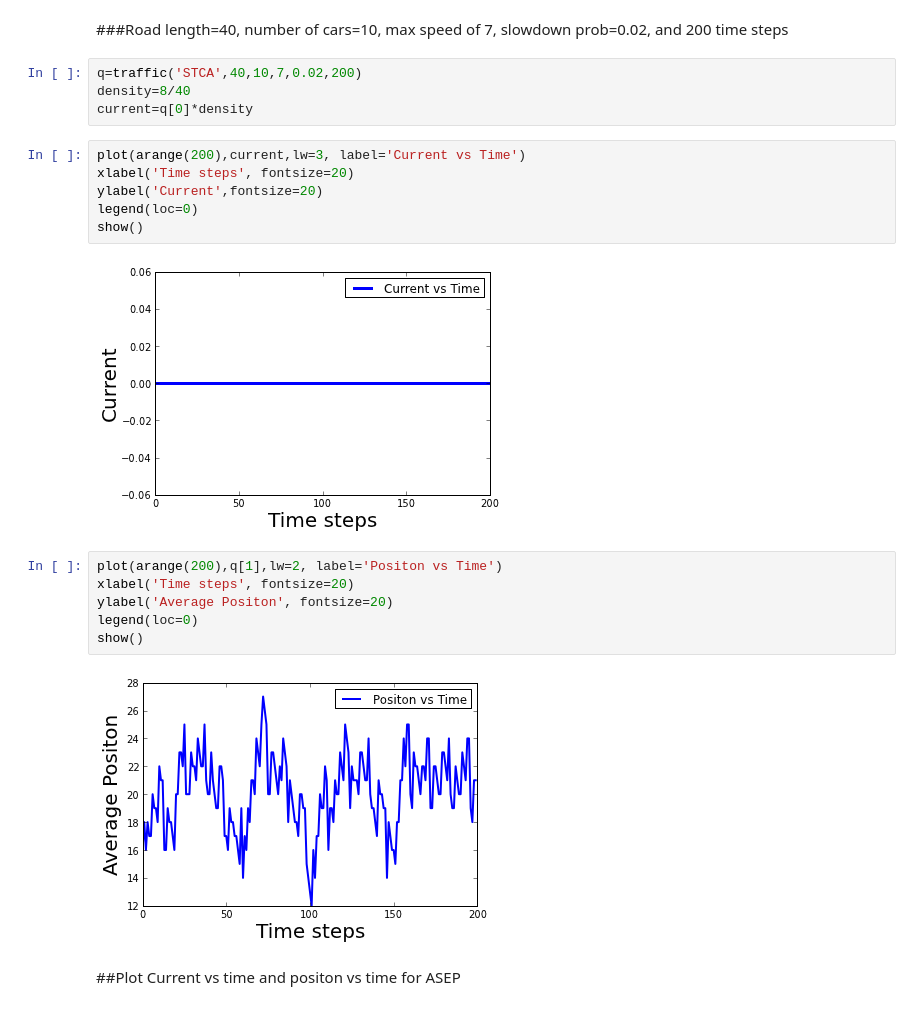
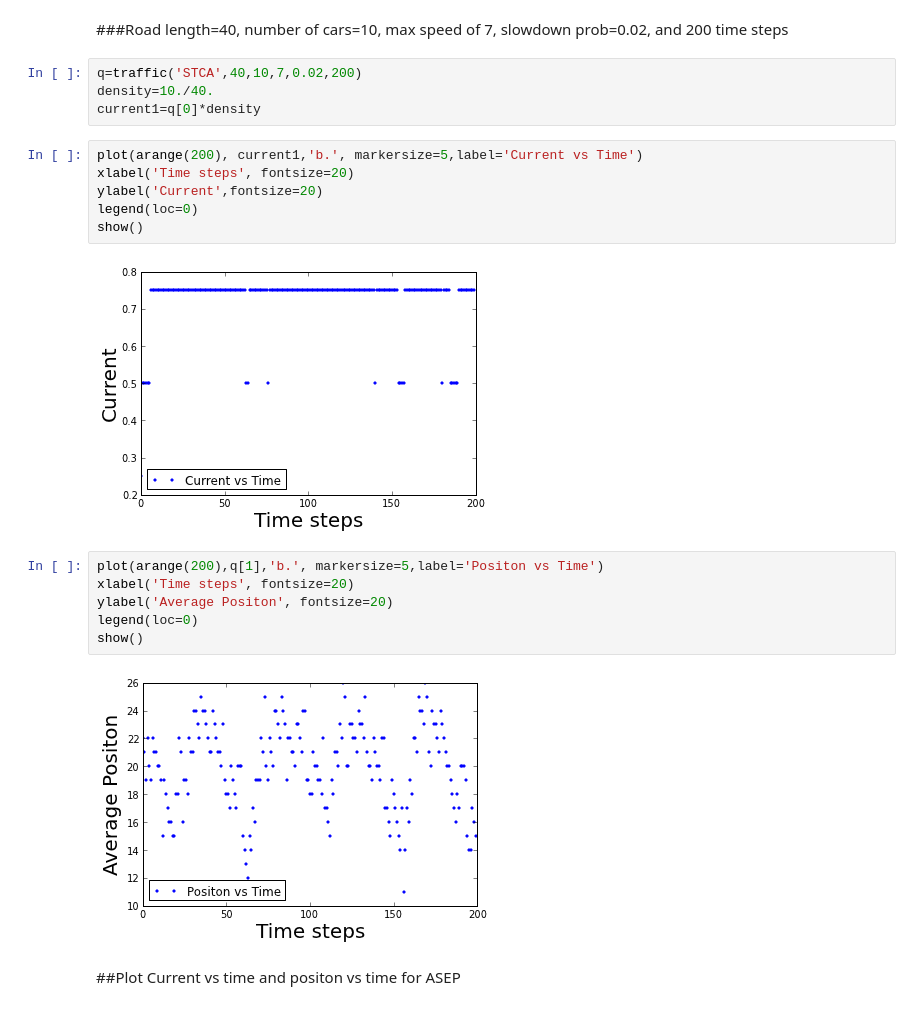
Before and after one commit to npilgram/PHYS202-S13, a Jupyter notebook: Project/Project2.ipynb, the cells around one changed output. Drawn from its saved outputs; the diff is of its cells as text.

```diff
--- a/Project/Project2.ipynb
+++ b/Project/Project2.ipynb
@@ -270,24 +270,24 @@ def traffic(model,L,c,v_max,p,N):
 ###Road length=40, number of cars=10, max speed of 7, slowdown prob=0.02, and 200 time steps
 # %%
 q=traffic('STCA',40,10,7,0.02,200)
-density=8/40
-current=q[0]*density
+density=10./40.
+current1=q[0]*density
 # %%
-plot(arange(200),current,lw=3, label='Current vs Time')
+plot(arange(200), current1,'b.', markersize=5,label='Current vs Time')
 xlabel('Time steps', fontsize=20)
 ylabel('Current',fontsize=20)
 legend(loc=0)
 show()
 # %% [output]
-[figure, old version]
+[figure, new version]
 # %%
-plot(arange(200),q[1],lw=2, label='Positon vs Time')
+plot(arange(200),q[1],'b.', markersize=5,label='Positon vs Time')
 xlabel('Time steps', fontsize=20)
 ylabel('Average Positon', fontsize=20)
 legend(loc=0)
 show()
 # %% [output]
-[figure, old version]
+[figure, new version]
 # %% [markdown]
 ##Plot Current vs time and positon vs time for ASEP
 # %% [markdown]
```
Also changed, not shown: parts of 22 cells of this notebook.
